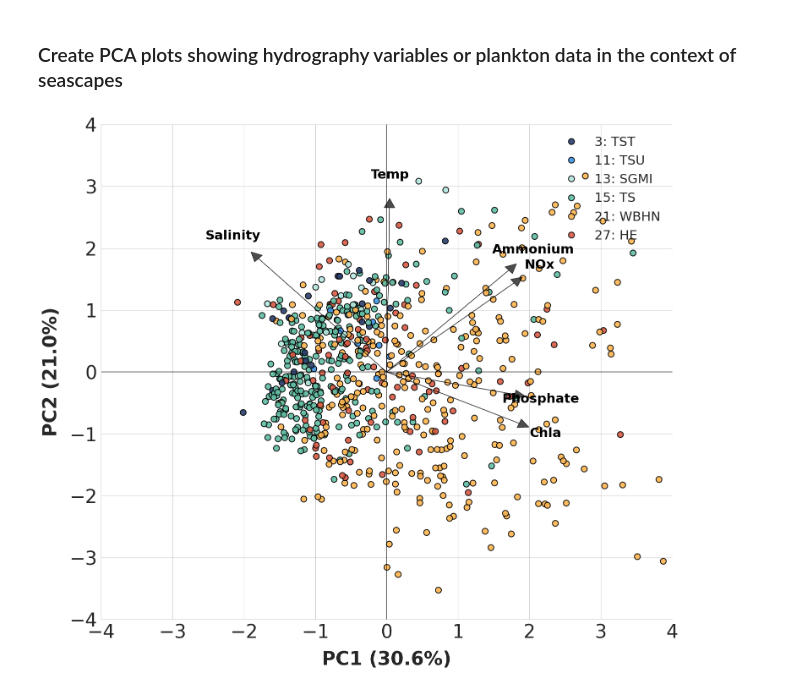
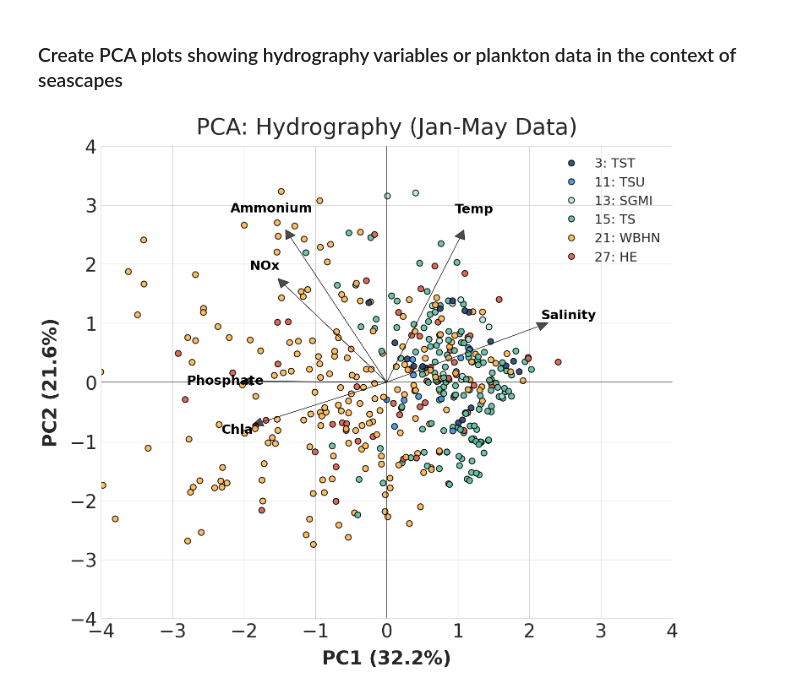
Before and after one commit to eqmh/plankton_imaging, a Jupyter notebook: plankton_abundance.ipynb, the cells around one changed output. Cells and saved outputs as stored; diff of their text form; code cells hidden in the pictures.

```diff
--- a/plankton_abundance.ipynb
+++ b/plankton_abundance.ipynb
@@ -941,8 +941,13 @@ sel_vars = [
 ]
 
 # 2. Filtering and Pre-processing
-# Filter out rows with NA in selected variables and exclude 0/missing seascapes
-df_pca = clean_plotting_df[sel_vars].dropna()
+# We include "month" in the initial selection to filter the data
+df_pca = clean_plotting_df[sel_vars + ["month"]].dropna()
+
+# --- Filter by Month (e.g., January [1] to May [5]) ---
+df_pca = df_pca[(df_pca["month"] >= 7) & (df_pca["month"] <= 12)]
+
+# Exclude 0/missing seascapes
 df_pca = df_pca[df_pca["8-day seascapes"] != 0]
 
 # Transform numeric columns to log scale (log(x + 1))
@@ -1004,14 +1009,13 @@ def add_ellipse(ax, x, y, color):
     cov = np.cov(x, y)
     lambda_, v = np.linalg.eig(cov)
     lambda_ = np.sqrt(lambda_)
-    # 2.146 is the scaling factor for a 90% confidence ellipse
     width, height = lambda_ * 2 * 2.146
     theta = np.degrees(np.arctan2(*v[:, 0][::-1]))
     ell = Ellipse(xy=(np.mean(x), np.mean(y)), width=width, height=height,
                   angle=theta, facecolor=color, alpha=0.2, edgecolor="black", linestyle="--")
     ax.add_artist(ell)
 
-# Add ellipses for each group
+# Re-enable ellipses if desired by uncommenting the block below:
 # for sc in seascape_order:
 #     subset = pc_df[pc_df['seascape'] == sc]
 #     if not subset.empty:
@@ -1019,31 +1023,32 @@ def add_ellipse(ax, x, y, color):
 
 # 7. Add Eigenvectors (Loadings)
 scale_factor = 4.0
 var_labels = ["Salinity", "Chla", "Phosphate", "NOx", "Ammonium", "Temp"]
 
 for i in range(len(numeric_cols)):
     x_end = eigenvectors[i, 0] * scale_factor
     y_end = eigenvectors[i, 1] * scale_factor
 
     ax.arrow(0, 0, x_end, y_end, color='black', alpha=0.7, head_width=0.15, head_length=0.15)
     ax.text(x_end * 1.2, y_end * 1.2, var_labels[i],
             color='black', ha='center', va='center', fontsize=font_size-10, fontweight='bold')
 
 # Formatting
 ax.set_xlabel(f"PC1 ({pc_var_percent[0]}%)", fontsize=font_size, fontweight='bold', labelpad=15)
 ax.set_ylabel(f"PC2 ({pc_var_percent[1]}%)", fontsize=font_size, fontweight='bold', labelpad=15)
 ax.set_xlim(-4, 4)
 ax.set_ylim(-4, 4)
 ax.axhline(0, color='black', linewidth=1.5, alpha=0.5)
 ax.axvline(0, color='black', linewidth=1.5, alpha=0.5)
 
 # Custom Legend
 handles, labels = ax.get_legend_handles_labels()
 labeled_legend = [f"{lbl}: {seascape_labels.get(lbl, lbl)}" for lbl in labels]
 ax.legend(handles, labeled_legend, title=None, loc='upper right', frameon=False, fontsize=font_size-10)
 
+plt.title("PCA: Hydrography (Jan-May Data)", pad=20)
 sns.despine()
 plt.tight_layout()
 plt.show()
 # %% [output]
-[figure, old version]
+[figure, new version]
```
Also changed, not shown: parts of 1 cell of this notebook.
